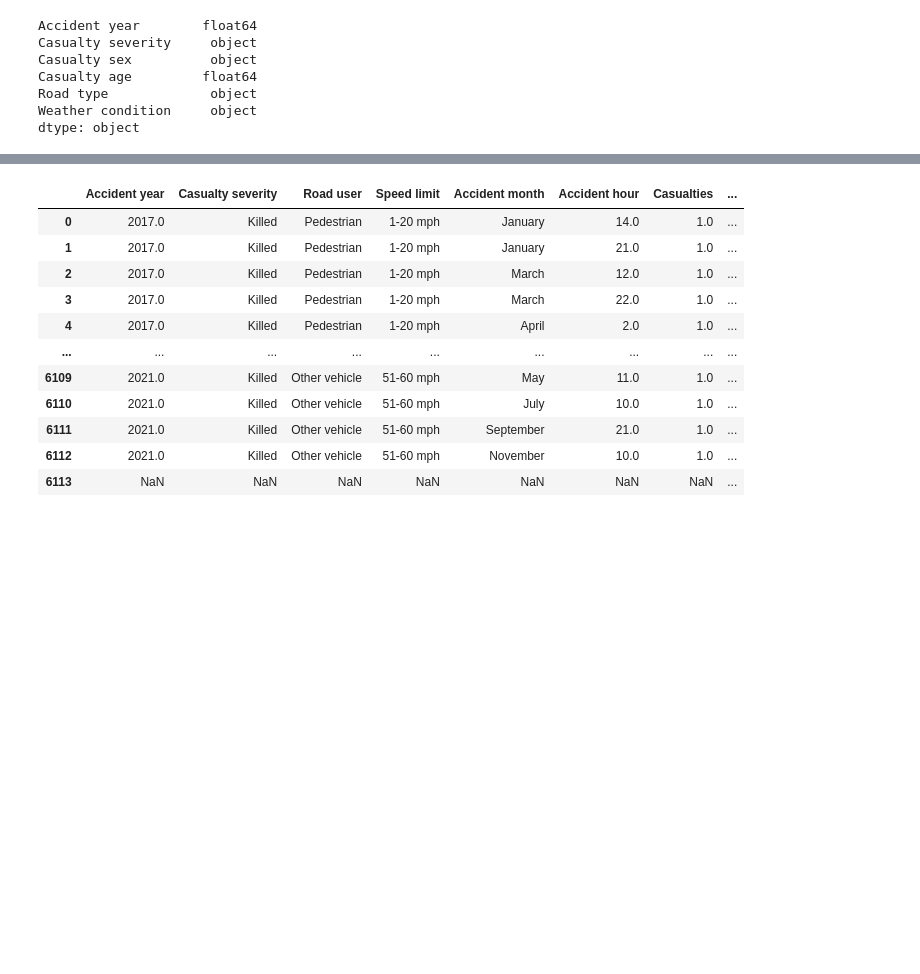
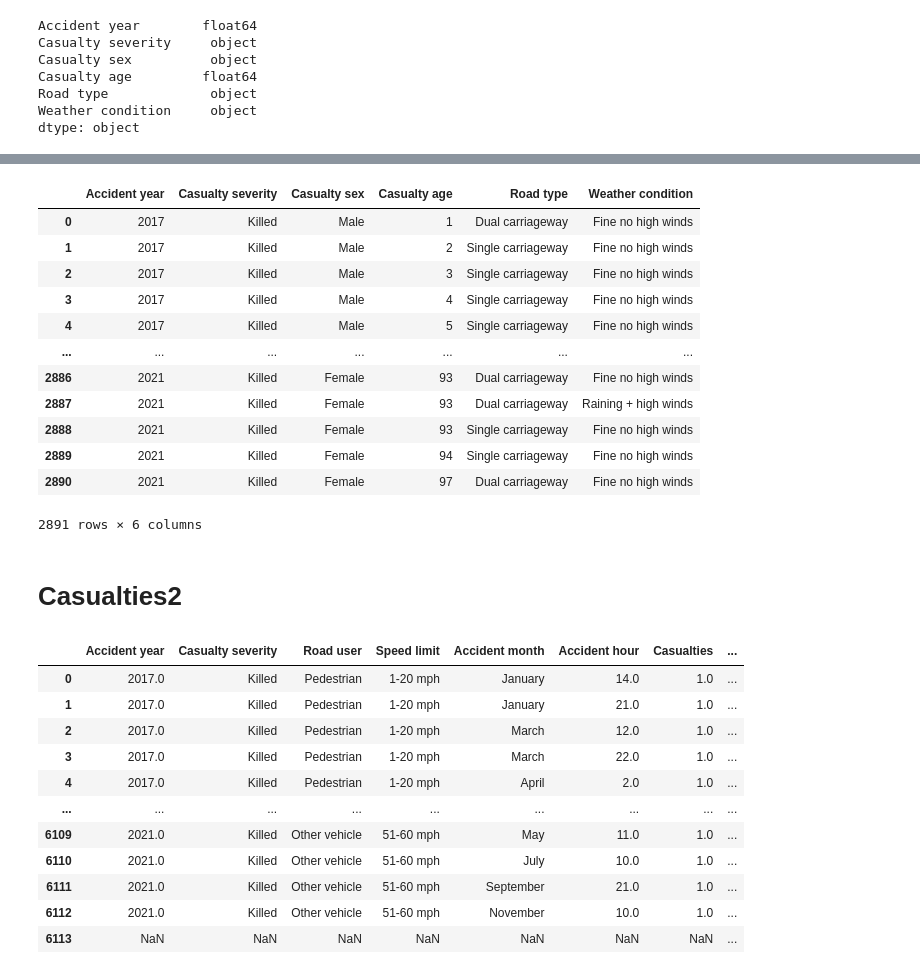
Before and after one commit to lishanisrikaran/project-1, a Jupyter notebook: road_deaths - clean up process.ipynb, the cells around one changed output, grey strips where cells are left out. Saved outputs shown, nothing was run; the diff lists cells and outputs as text; code cells hidden in the pictures; blank space fills up the shorter version.

```diff
--- a/road_deaths - clean up process.ipynb
+++ b/road_deaths - clean up process.ipynb
@@ -73,6 +82,25 @@ Casualty age          int64
 Road type            object
 Weather condition    object
 dtype: object
+# %%
+# Final casualties1 (cleaned)
+casualties1_df
+# %% [output]
+|  | Accident year | Casualty severity | Casualty sex | Casualty age | Road type | Weather condition |
+| 0 | 2017 | Killed | Male | 1 | Dual carriageway | Fine no high winds |
+| 1 | 2017 | Killed | Male | 2 | Single carriageway | Fine no high winds |
+| 2 | 2017 | Killed | Male | 3 | Single carriageway | Fine no high winds |
+| 3 | 2017 | Killed | Male | 4 | Single carriageway | Fine no high winds |
+| 4 | 2017 | Killed | Male | 5 | Single carriageway | Fine no high winds |
+| ... | ... | ... | ... | ... | ... | ... |
+| 2886 | 2021 | Killed | Female | 93 | Dual carriageway | Fine no high winds |
+| 2887 | 2021 | Killed | Female | 93 | Dual carriageway | Raining + high winds |
+| 2888 | 2021 | Killed | Female | 93 | Single carriageway | Fine no high winds |
+| 2889 | 2021 | Killed | Female | 94 | Single carriageway | Fine no high winds |
+| 2890 | 2021 | Killed | Female | 97 | Dual carriageway | Fine no high winds |
+2891 rows × 6 columns
+# %% [markdown]
+# Casualties2
 # %%
 # creating dataframe 2
 casualties2_df = pd.DataFrame(casualties2)
```
Also changed, not shown: parts of 6 cells of this notebook, 1 other file.
